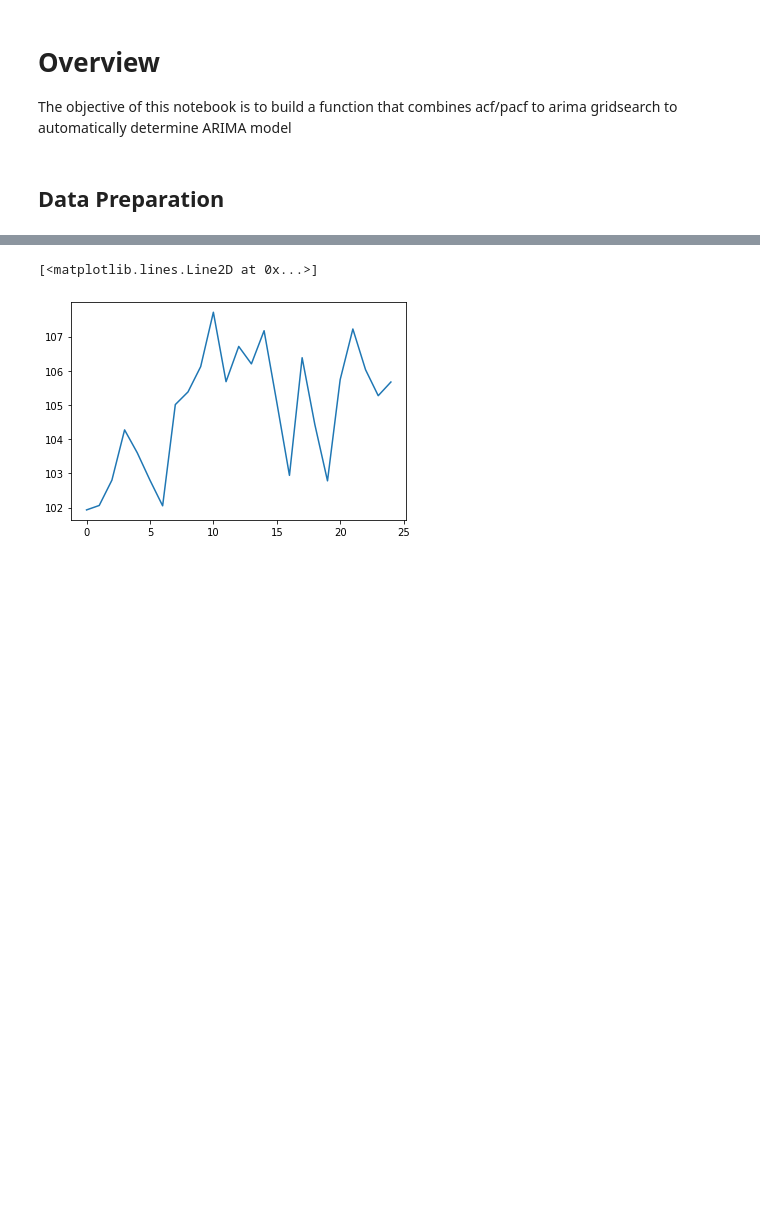
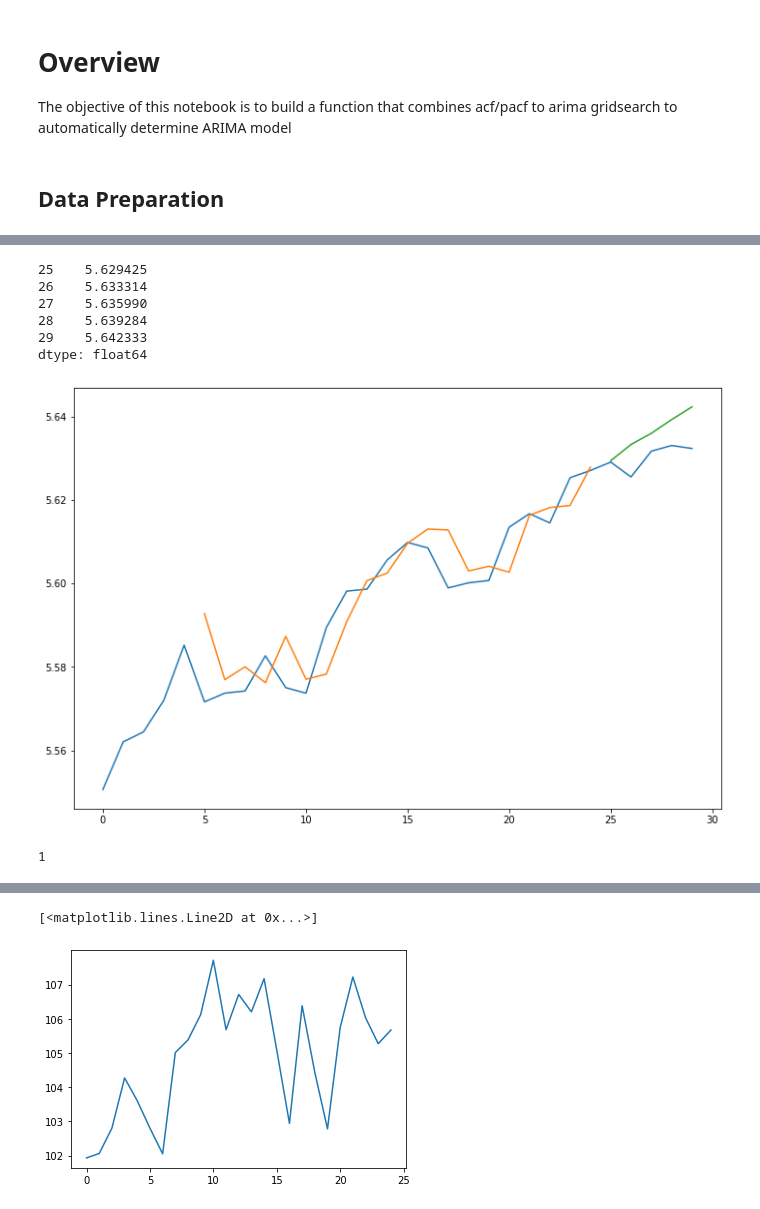
Before and after one commit to yunghanjeong/fitsnbits, a Jupyter notebook: notebooks/arima_auto_model.ipynb, the cells around one changed output, grey strips where cells are left out. Drawn from its saved outputs; the diff is of its cells as text; code cells hidden in the pictures; blank space fills up the shorter version.

```diff
--- a/notebooks/arima_auto_model.ipynb
+++ b/notebooks/arima_auto_model.ipynb
@@ -61,0 +171,33 @@ stock_df
+# %%
+# Create a function that builds and plots ARIMA
+
+def ARIMA_log_visualize(data, column, start, train_length, forecast_length, order=(1,0,0)):
+    clean_data = data[column][start:].iloc[:(train_length+forecast_length)] #reformat input data
+    clean_data = np.log(clean_data)
+    true_data = clean_data[train_length:] #get y_true
+    train_data = clean_data[:train_length] #set training data
+
+    model = ARIMA(train_data, order=order)
+    results = model.fit()
+    prediction = results.forecast(forecast_length)
+
+    fig, ax = plt.subplots(figsize=(12,8))
+    ax.plot(clean_data.reset_index()["close"])
+    ax.plot(results.fittedvalues.reset_index()[0][5:])
+    ax.plot(prediction)
+
+    return prediction
+# %%
+ARIMA_log_visualize(stock_df, "close", "2019-01-14", 25, 5, order=(2,2,2))
+# %% [output]
+25    5.629425
+26    5.633314
+27    5.635990
+28    5.639284
+29    5.642333
+dtype: float64
+[figure, added]
+# %%
+p
+# %% [output]
+1
```
Also changed, not shown: parts of 23 cells of this notebook, 1 other file.
